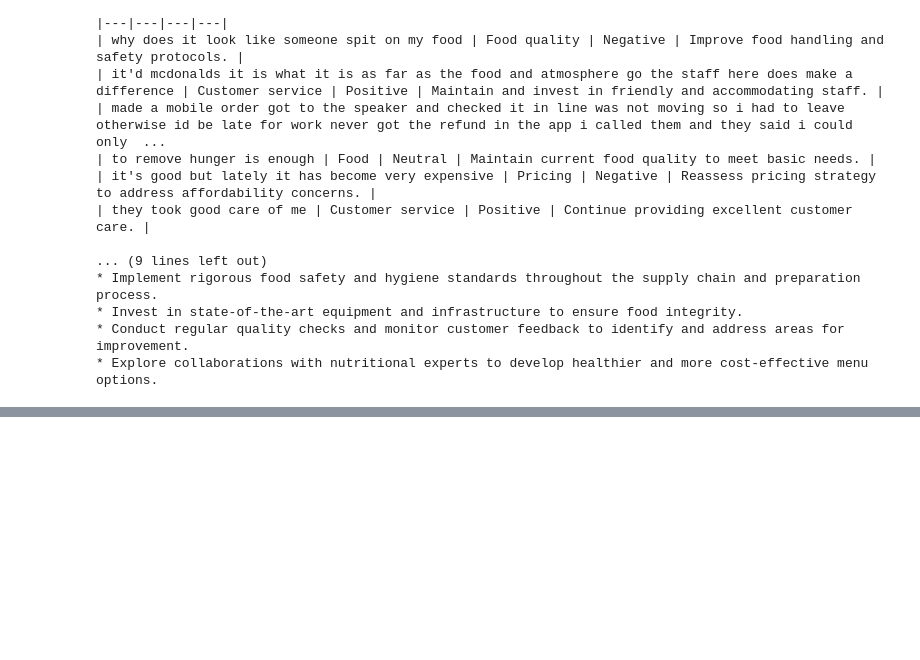
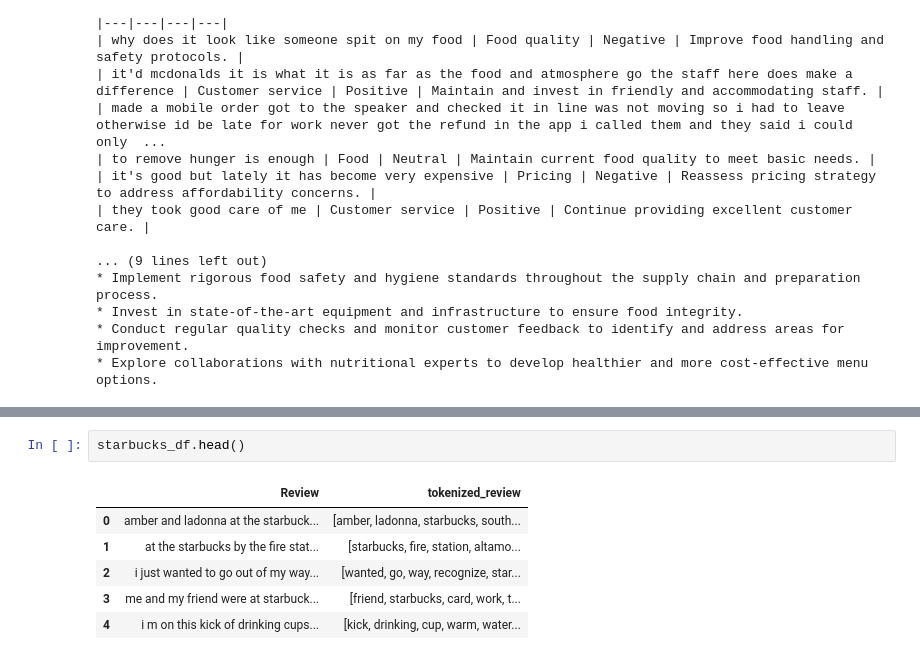
Before and after one commit to Gwme13/Business-project, a Jupyter notebook: Project.ipynb, the cells around one changed output, grey strips where cells are left out. Drawn from its saved outputs; the diff is of its cells as text; blank space fills up the shorter version.

```diff
--- a/Preprocessing.ipynb
+++ b/Project.ipynb
@@ -315,0 +400,9 @@ print(extract_text_field(response_json))
+# %%
+starbucks_df.head()
+# %% [output]
+|  | Review | tokenized_review |
+| 0 | amber and ladonna at the starbuck... | [amber, ladonna, starbucks, south... |
+| 1 | at the starbucks by the fire stat... | [starbucks, fire, station, altamo... |
+| 2 | i just wanted to go out of my way... | [wanted, go, way, recognize, star... |
+| 3 | me and my friend were at starbuck... | [friend, starbucks, card, work, t... |
+| 4 | i m on this kick of drinking cups... | [kick, drinking, cup, warm, water... |
```
Also changed, not shown: parts of 36 cells of this notebook, 1 other file.
